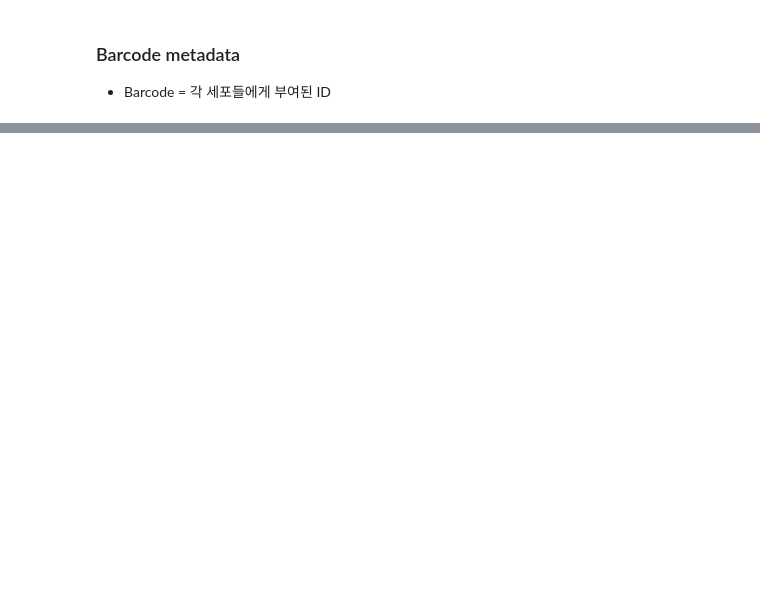
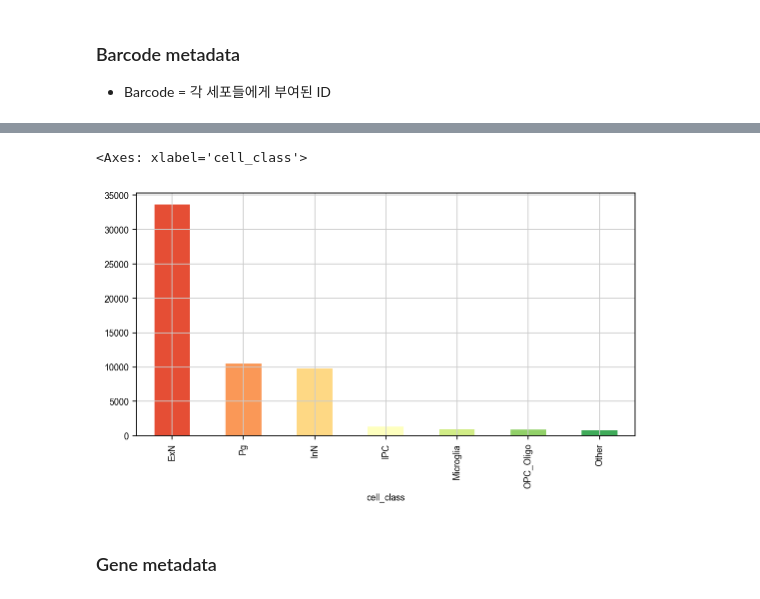
Before and after one commit to jhlee0637/OpenLearn-BioAI, a Jupyter notebook: BrainOmics2024_study/handle_data.ipynb, the cells around one changed output, grey strips where cells are left out. Saved outputs shown, nothing was run; the diff lists cells and outputs as text; code cells hidden in the pictures; blank space fills up the shorter version.

```diff
--- a/BrainOmics2024_study/handle_data.ipynb
+++ b/BrainOmics2024_study/handle_data.ipynb
@@ -99,0 +170,25 @@ barcodes = adata.obs.index
+# %%
+# 바코드의 메타데이터에서 cell_label 차원을 축소한 cell_class라는 새로운 feature를 만들어보자
+Dict = {'ExN_N5': 'ExN', 'In_CGE': 'InN', 'ExN_N1': 'ExN',
+        'In_MGE': 'InN', 'ExN_N4': 'ExN', 'ExN_N2': 'ExN',
+        'RG_early': 'Pg', 'ExN_N7': 'ExN', 'CycProg': 'Pg',
+        'ExN_N3': 'ExN', 'RG_late': 'Pg', 'GliaPg': 'Pg',
+        'ExN_N6': 'ExN', 'SubPlate': 'ExN', 'IPC': 'IPC',
+        'ExN_N8': 'ExN', 'Microglia': 'Microglia', 'OPC_Oligo': 'OPC_Oligo',
+        'tRG': 'Pg', 'Pericytes': 'Other', 'Endo': 'Other',
+        'RBC': 'Other', 'VLMC': 'Other'
+       }
+
+adata.obs['cell_class'] = adata.obs['cell_label'].replace(Dict)
+# %%
+sc.settings.set_figure_params(fontsize=8, figsize=[8, 4])
+
+category_colors = plt.colormaps['RdYlGn'](
+        np.linspace(0.15, 0.85, len(adata.obs['cell_class'].value_counts())))
+
+adata.obs['cell_class'].value_counts().plot.bar(color=category_colors)
+# %% [output]
+<Axes: xlabel='cell_class'>
+[figure, added]
+# %% [markdown]
+### Gene metadata
```
Also changed, not shown: parts of 24 cells of this notebook, 3 other files.
